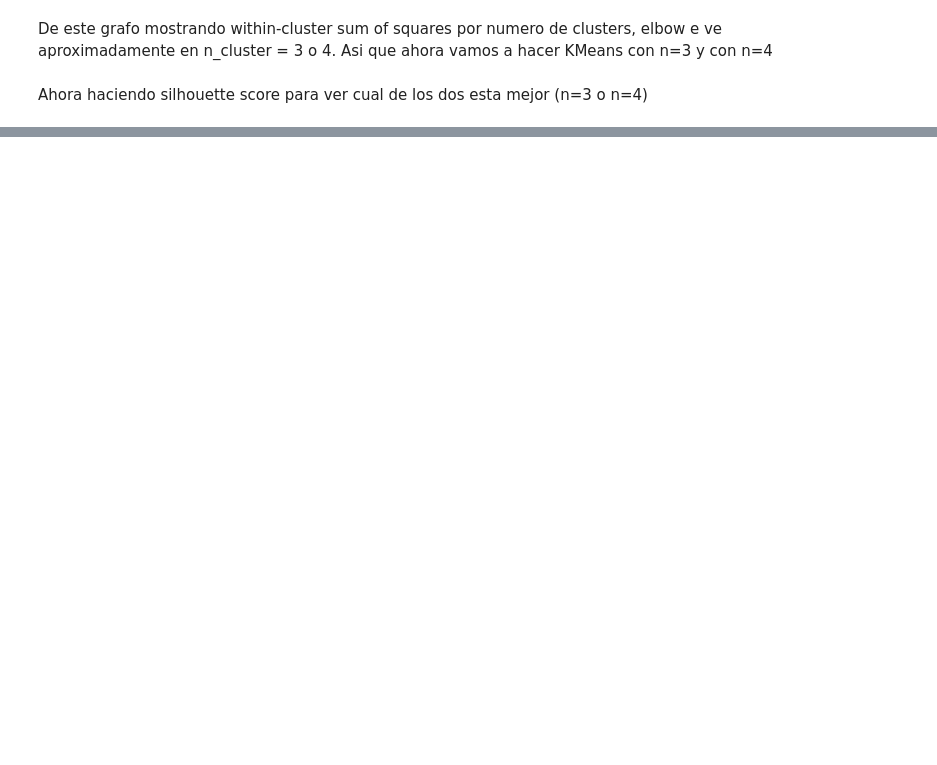
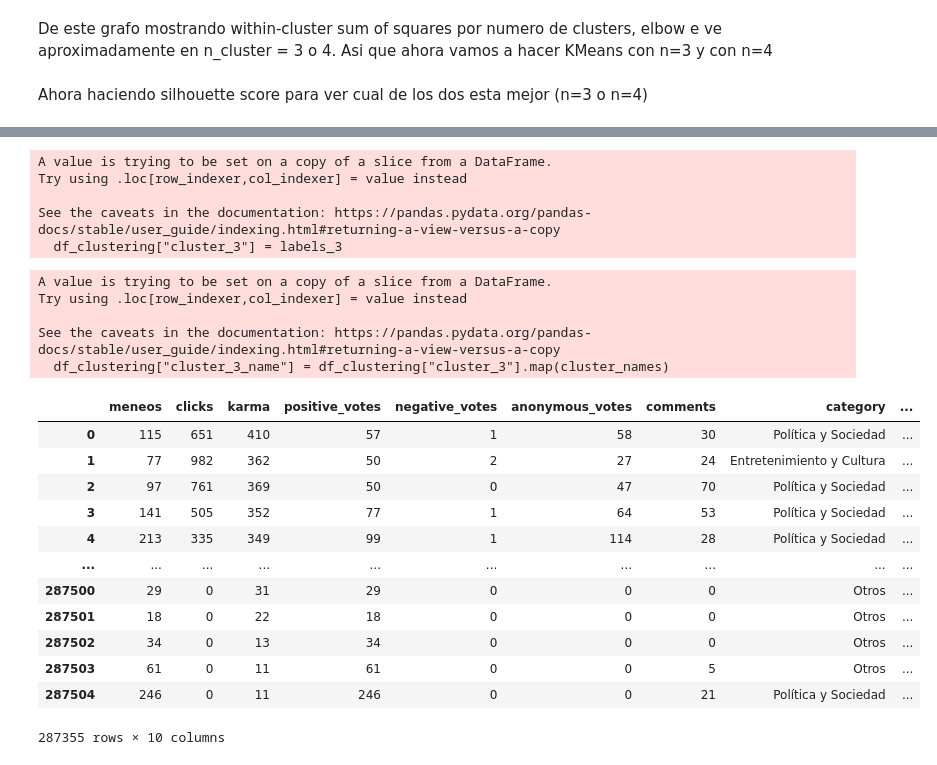
Before and after one commit to LucijaBrcic/Analisis-de-noticias, a Jupyter notebook: src/03.EDA/Clustering_new.ipynb, the cells around one changed output, grey strips where cells are left out. Saved outputs shown, nothing was run; the diff lists cells and outputs as text; code cells hidden in the pictures; blank space fills up the shorter version.

```diff
--- a/src/03.EDA/Clustering_new.ipynb
+++ b/src/03.EDA/Clustering_new.ipynb
@@ -53,0 +112,38 @@ print(f"Silhouette Score for 4 Clusters: {silhouette_4:.3f}")
+# %%
+df_clustering["cluster_3"] = labels_3
+# %% [output]
+A value is trying to be set on a copy of a slice from a DataFrame.
+Try using .loc[row_indexer,col_indexer] = value instead
+
+See the caveats in the documentation: https://pandas.pydata.org/pandas-docs/stable/user_guide/indexing.html#returning-a-view-versus-a-copy
+  df_clustering["cluster_3"] = labels_3
+# %%
+cluster_names = {
+    0: "Noticias polemicas",
+    1: "Noticias estandar",
+    2: "Noticias populares"
+}
+
+df_clustering["cluster_3_name"] = df_clustering["cluster_3"].map(cluster_names)
+# %% [output]
+A value is trying to be set on a copy of a slice from a DataFrame.
+Try using .loc[row_indexer,col_indexer] = value instead
+
+See the caveats in the documentation: https://pandas.pydata.org/pandas-docs/stable/user_guide/indexing.html#returning-a-view-versus-a-copy
+  df_clustering["cluster_3_name"] = df_clustering["cluster_3"].map(cluster_names)
+# %%
+df_clustering
+# %% [output]
+|  | meneos | clicks | karma | positive_votes | negative_votes | anonymous_votes | comments | category | ... |
+| 0 | 115 | 651 | 410 | 57 | 1 | 58 | 30 | Política y Sociedad | ... |
+| 1 | 77 | 982 | 362 | 50 | 2 | 27 | 24 | Entretenimiento y Cultura | ... |
+| 2 | 97 | 761 | 369 | 50 | 0 | 47 | 70 | Política y Sociedad | ... |
+| 3 | 141 | 505 | 352 | 77 | 1 | 64 | 53 | Política y Sociedad | ... |
+| 4 | 213 | 335 | 349 | 99 | 1 | 114 | 28 | Política y Sociedad | ... |
+| ... | ... | ... | ... | ... | ... | ... | ... | ... | ... |
+| 287500 | 29 | 0 | 31 | 29 | 0 | 0 | 0 | Otros | ... |
+| 287501 | 18 | 0 | 22 | 18 | 0 | 0 | 0 | Otros | ... |
+| 287502 | 34 | 0 | 13 | 34 | 0 | 0 | 0 | Otros | ... |
+| 287503 | 61 | 0 | 11 | 61 | 0 | 0 | 5 | Otros | ... |
+| 287504 | 246 | 0 | 11 | 246 | 0 | 0 | 21 | Política y Sociedad | ... |
+287355 rows × 10 columns
```
Also changed, not shown: parts of 31 cells of this notebook.
